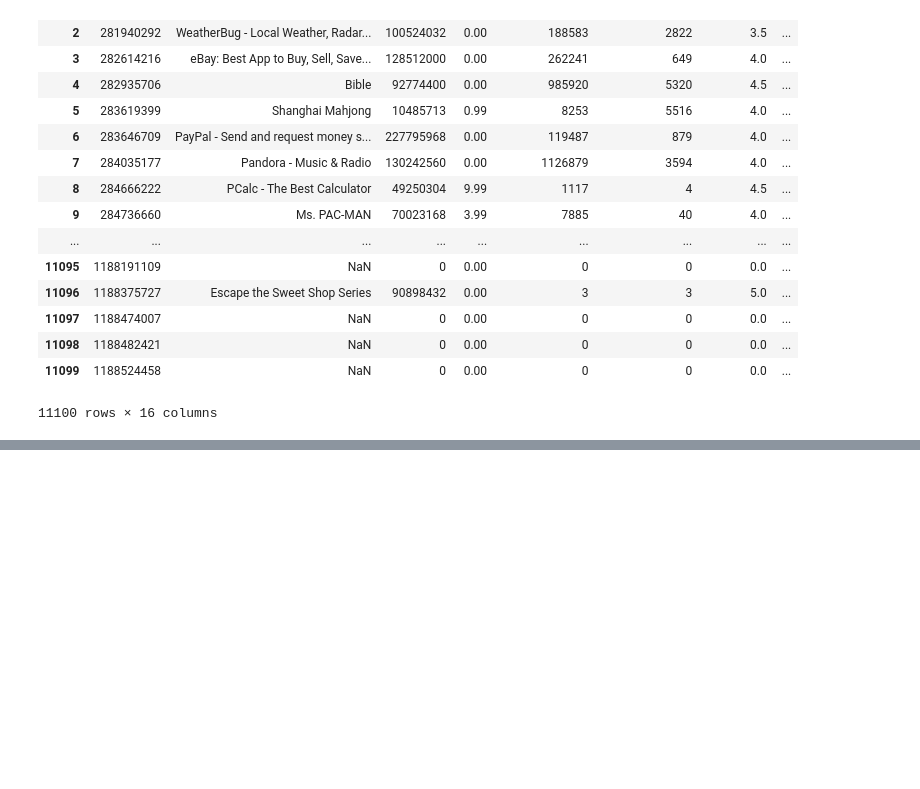
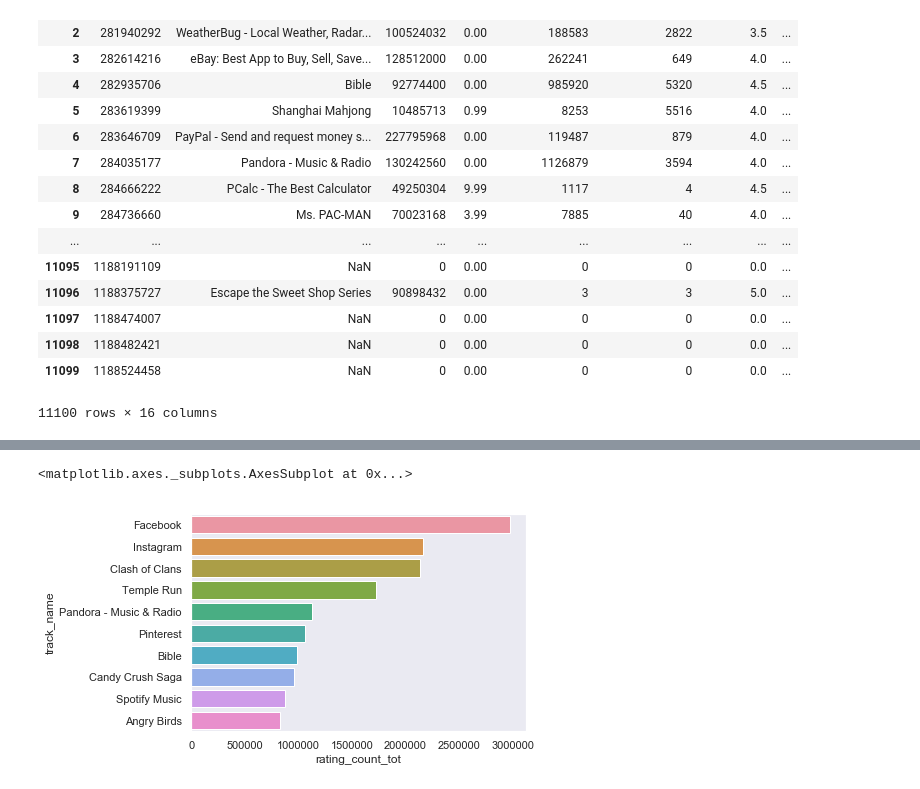
Before and after one commit to noltron000-coursework/ds-1-1-apple-store-project, a Jupyter notebook: project.ipynb, the cells around one changed output, grey strips where cells are left out. Saved outputs shown, nothing was run; the diff lists cells and outputs as text; code cells hidden in the pictures; blank space fills up the shorter version.

```diff
--- a/project.ipynb
+++ b/project.ipynb
@@ -144,0 +210,11 @@ data.drop("size_bytes", axis="columns", inplace=True)
+# %%
+free_apps = data.loc[data["price_categories"] == "free"]
+paid_apps = data.loc[data["price_categories"] == "paid"]
+
+free_apps_rated = free_apps.sort_values(by=["rating_count_tot"], ascending=False)
+paid_apps_rated = paid_apps.sort_values(by=["rating_count_tot"], ascending=False)
+# %%
+seaborn.barplot(x=free_apps_rated["rating_count_tot"][:10], y=free_apps_rated["track_name"][:10])
+# %% [output]
+<matplotlib.axes._subplots.AxesSubplot at 0x...>
+[figure, added]
```
Also changed, not shown: parts of 20 cells of this notebook, 1 other file.
